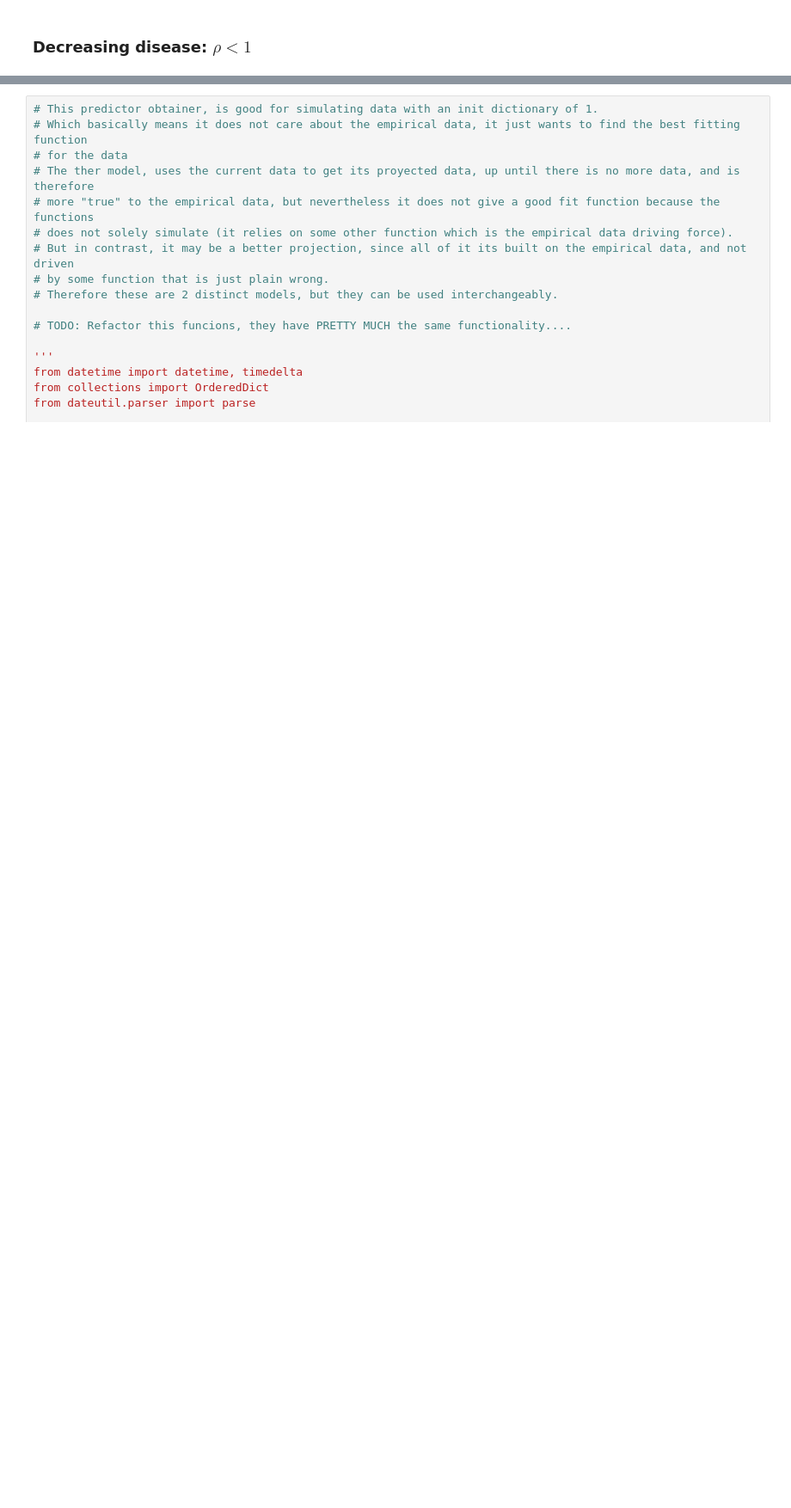
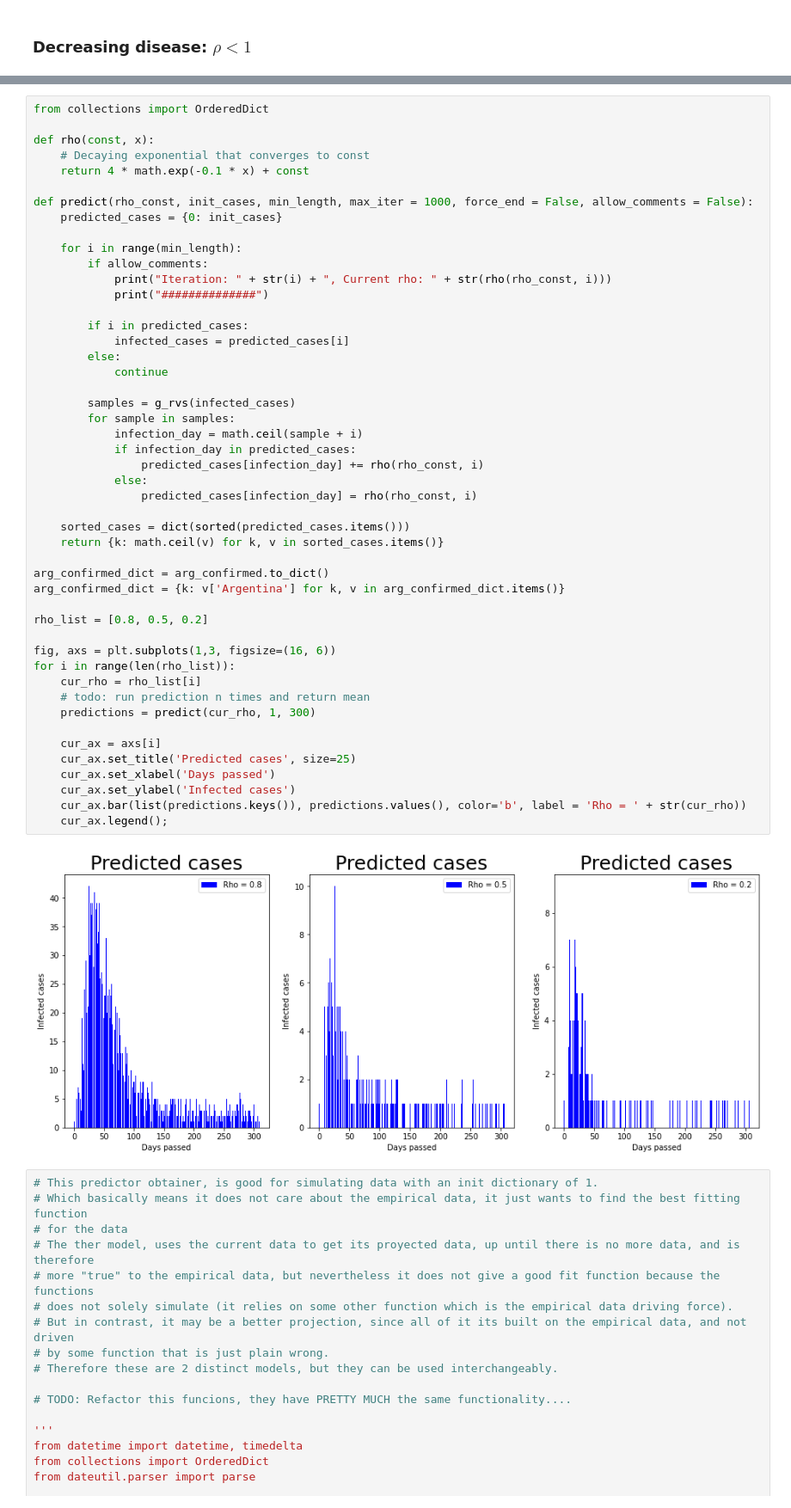
Before and after one commit to fiskker/argentina-covid-19, a Jupyter notebook: Argentina COVID-19 Stats.ipynb, the cells around one changed output, grey strips where cells are left out. Shown at 86% size. Saved outputs shown, nothing was run; the diff lists cells and outputs as text; blank space fills up the shorter version.

Commit message:
Add decaying predictions

```diff
--- a/Argentina COVID-19 Stats.ipynb
+++ b/Argentina COVID-19 Stats.ipynb
@@ -253,3 +255,53 @@ The third case represents an exponential increase of the disease worldwide
+# %%
+from collections import OrderedDict
+
+def rho(const, x):
+    # Decaying exponential that converges to const
+    return 4 * math.exp(-0.1 * x) + const
+
+def predict(rho_const, init_cases, min_length, max_iter = 1000, force_end = False, allow_comments = False):
+    predicted_cases = {0: init_cases}
+
+    for i in range(min_length):
+        if allow_comments:
+            print("Iteration: " + str(i) + ", Current rho: " + str(rho(rho_const, i)))
+            print("##############")
+
+        if i in predicted_cases:
+            infected_cases = predicted_cases[i]
+        else:
+            continue
+
+        samples = g_rvs(infected_cases)
+        for sample in samples:
+            infection_day = math.ceil(sample + i)
+            if infection_day in predicted_cases:
+                predicted_cases[infection_day] += rho(rho_const, i)
+            else:
+                predicted_cases[infection_day] = rho(rho_const, i)
+
+    sorted_cases = dict(sorted(predicted_cases.items()))
+    return {k: math.ceil(v) for k, v in sorted_cases.items()}
+
+arg_confirmed_dict = arg_confirmed.to_dict()
+arg_confirmed_dict = {k: v['Argentina'] for k, v in arg_confirmed_dict.items()}
+
+rho_list = [0.8, 0.5, 0.2]
+
+fig, axs = plt.subplots(1,3, figsize=(16, 6))
+for i in range(len(rho_list)):
+    cur_rho = rho_list[i]
+    # todo: run prediction n times and return mean
+    predictions = predict(cur_rho, 1, 300)
+
+    cur_ax = axs[i]
+    cur_ax.set_title('Predicted cases', size=25)
+    cur_ax.set_xlabel('Days passed')
+    cur_ax.set_ylabel('Infected cases')
+    cur_ax.bar(list(predictions.keys()), predictions.values(), color='b', label = 'Rho = ' + str(cur_rho))
+    cur_ax.legend();
+# %% [output]
+[figure, added]
 # %%
 # This predictor obtainer, is good for simulating data with an init dictionary of 1.
 # Which basically means it does not care about the empirical data, it just wants to find the best fitting function
```
Also changed, not shown: parts of 10 cells of this notebook, 3 other files.
